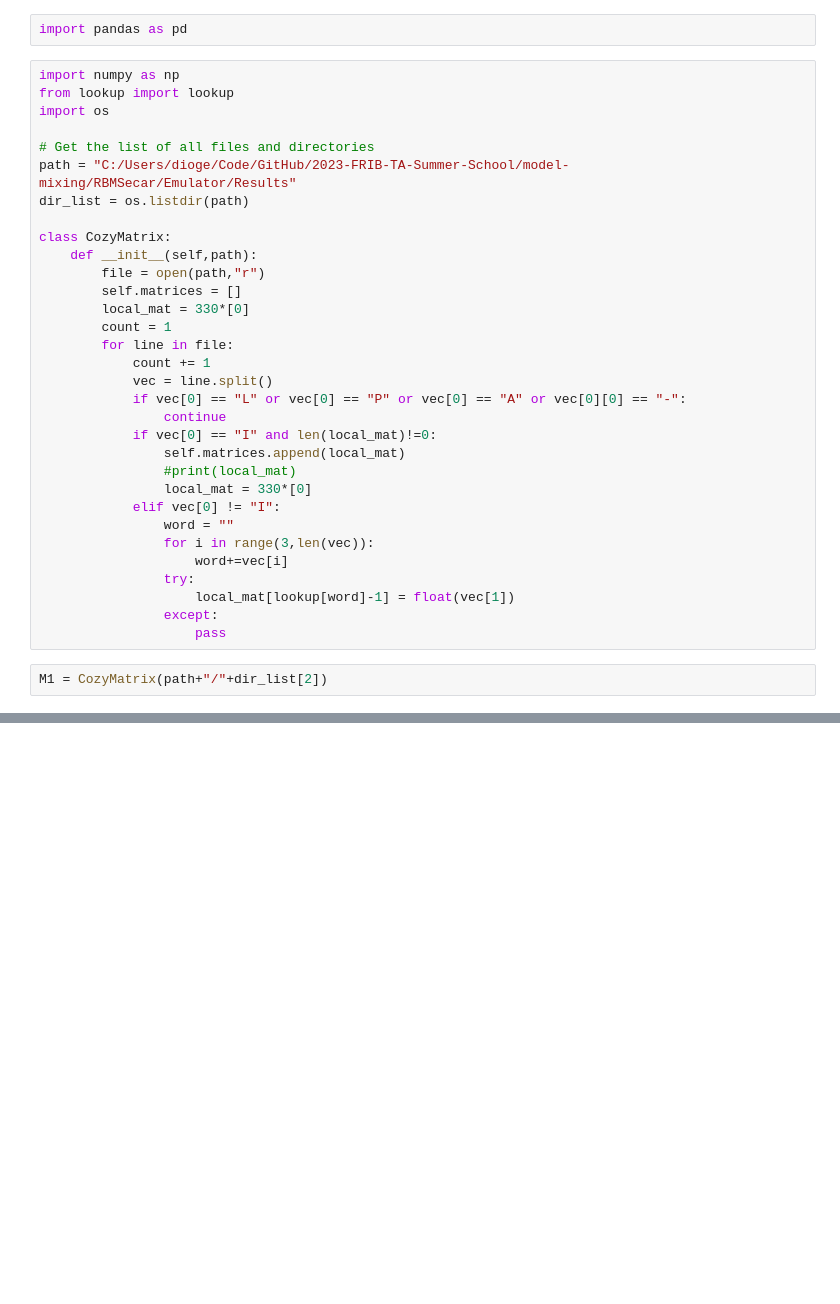
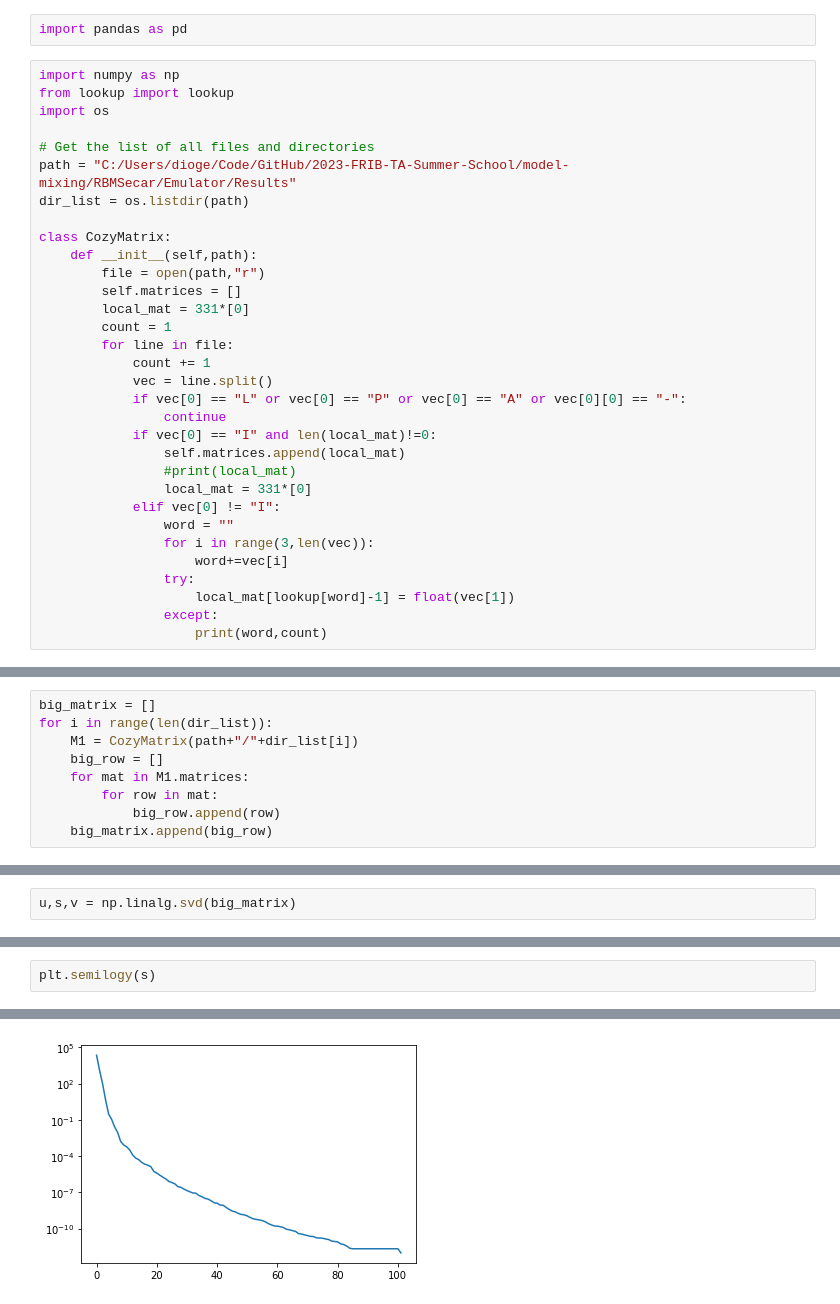
Before and after one commit to diogenes1991/RBMSecar, a Jupyter notebook: Emulator/RBM.ipynb, the cells around one changed output, grey strips where cells are left out. Saved outputs shown, nothing was run; the diff lists cells and outputs as text; blank space fills up the shorter version.

Commit message:
BigMatrix

```diff
--- a/Emulator/RBM.ipynb
+++ b/Emulator/RBM.ipynb
@@ -13,7 +13,7 @@ class CozyMatrix:
     def __init__(self,path):
         file = open(path,"r")
         self.matrices = []
-        local_mat = 330*[0]
+        local_mat = 331*[0]
         count = 1
         for line in file:
             count += 1
@@ -23,7 +23,7 @@ class CozyMatrix:
             if vec[0] == "I" and len(local_mat)!=0:
                 self.matrices.append(local_mat)
                 #print(local_mat)
-                local_mat = 330*[0]
+                local_mat = 331*[0]
             elif vec[0] != "I":
                 word = ""
                 for i in range(3,len(vec)):
@@ -31,6 +31,4 @@ class CozyMatrix:
                 try:
                     local_mat[lookup[word]-1] = float(vec[1])
                 except:
-                    pass
+                    print(word,count)
-# %%
-M1 = CozyMatrix(path+"/"+dir_list[2])
@@ -43,0 +35,9 @@ float(1.0)
+# %%
+big_matrix = []
+for i in range(len(dir_list)):
+    M1 = CozyMatrix(path+"/"+dir_list[i])
+    big_row = []
+    for mat in M1.matrices:
+        for row in mat:
+            big_row.append(row)
+    big_matrix.append(big_row)
@@ -43,0 +48,2 @@ float(1.0)
+# %%
+u,s,v = np.linalg.svd(big_matrix)
@@ -43,0 +72,3 @@ float(1.0)
+# %%
+plt.semilogy(s)
+# %% [output]
@@ -43,0 +76 @@ float(1.0)
+[figure, added]
```
Also changed, not shown: parts of 12 cells of this notebook, 2 other files.
